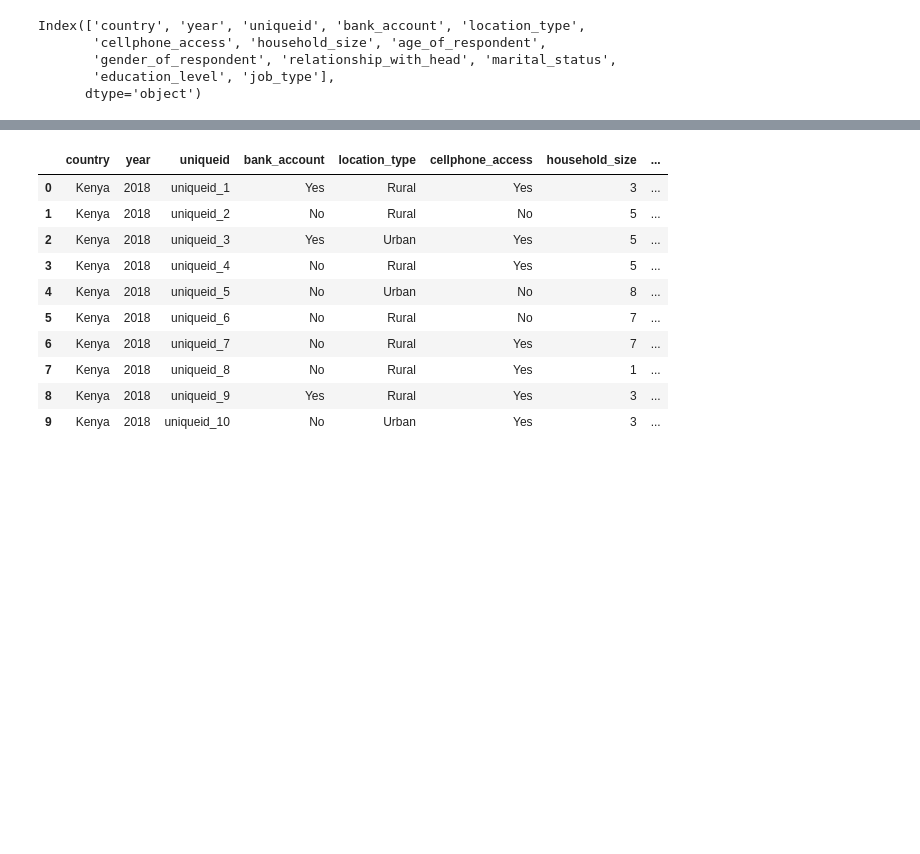
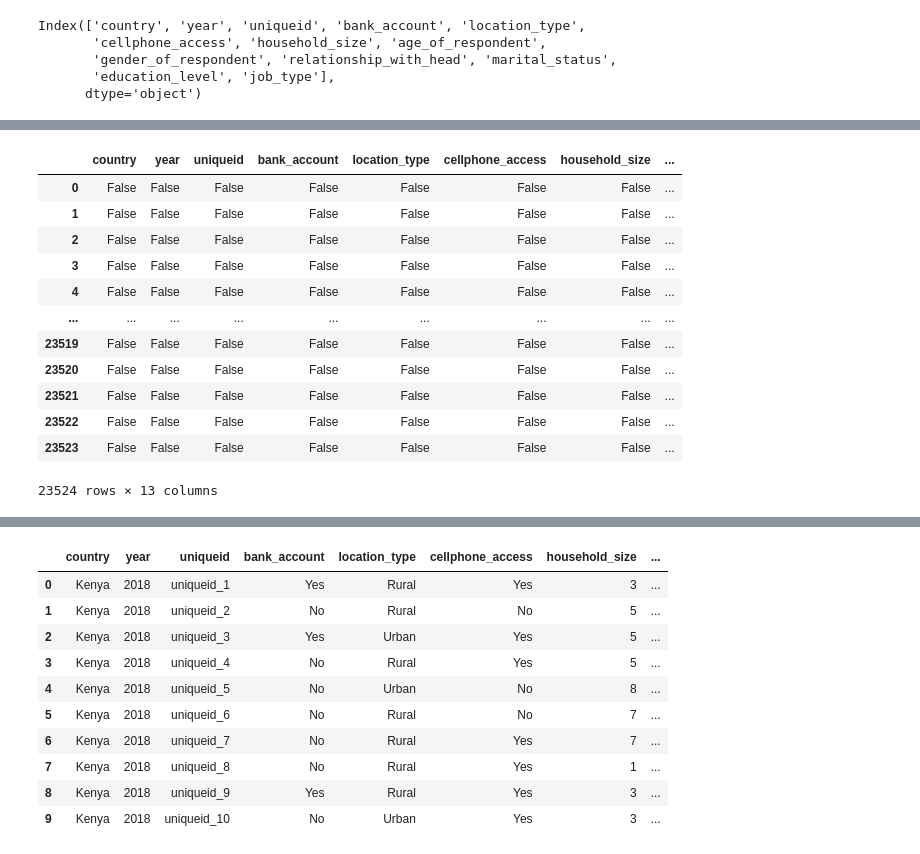
Before and after one commit to camelabs/learning, a Jupyter notebook: data_analysis_and_visualization.ipynb-ESTA.ipynb, the cells around one changed output, grey strips where cells are left out. Saved outputs shown, nothing was run; the diff lists cells and outputs as text; code cells hidden in the pictures; blank space fills up the shorter version.

```diff
--- a/data_analysis_and_visualization.ipynb-ESTA.ipynb
+++ b/data_analysis_and_visualization.ipynb-ESTA.ipynb
@@ -121,4 +117,20 @@ Financial_inclusion.describe()
 | 50% | 2017.000000 | 3.000000 | 35.000000 |
 | 75% | 2018.000000 | 5.000000 | 49.000000 |
 | max | 2018.000000 | 21.000000 | 100.000000 |
+# %%
+train.isnull()
+# %% [output]
+|  | country | year | uniqueid | bank_account | location_type | cellphone_access | household_size | ... |
+| 0 | False | False | False | False | False | False | False | ... |
+| 1 | False | False | False | False | False | False | False | ... |
+| 2 | False | False | False | False | False | False | False | ... |
+| 3 | False | False | False | False | False | False | False | ... |
+| 4 | False | False | False | False | False | False | False | ... |
+| ... | ... | ... | ... | ... | ... | ... | ... | ... |
+| 23519 | False | False | False | False | False | False | False | ... |
+| 23520 | False | False | False | False | False | False | False | ... |
+| 23521 | False | False | False | False | False | False | False | ... |
+| 23522 | False | False | False | False | False | False | False | ... |
+| 23523 | False | False | False | False | False | False | False | ... |
+23524 rows × 13 columns
 # %%
```
Also changed, not shown: parts of 17 cells of this notebook, 6 other files.
